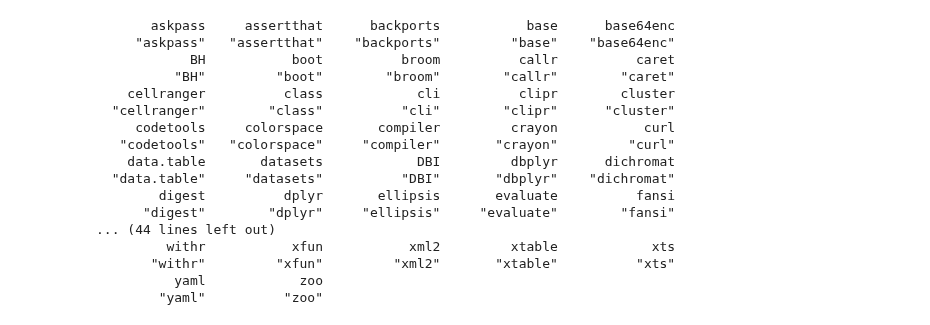
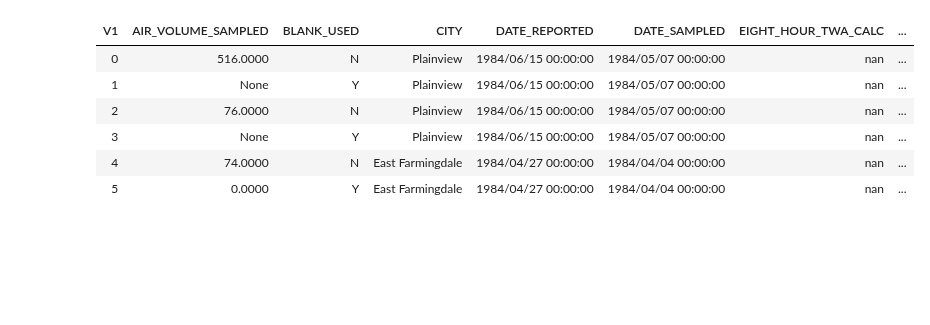
Before and after one commit to jkvasnicka/ht-occupational-plus, a Jupyter notebook: CEHD_R_cleaning_20240709.ipynb, the cells around one changed output. Cells and saved outputs as stored; diff of their text form; code cells hidden in the pictures; blank space fills up the shorter version.

Commit message:
Load pre-assembled OSHA data using R

```diff
--- a/CEHD_R_cleaning_20240709.ipynb
+++ b/CEHD_R_cleaning_20240709.ipynb
@@ -4,20 +0,0 @@ setwd("C:\\Users\\phisar\\Dropbox (IRSST)\\PhD\\Projet IMIS\\R�sultats\\IMIS_N
-# %%
-installed.packages()[,1]
-# %% [output]
-       askpass     assertthat      backports           base      base64enc
-     "askpass"   "assertthat"    "backports"         "base"    "base64enc"
-            BH           boot          broom          callr          caret
-          "BH"         "boot"        "broom"        "callr"        "caret"
-    cellranger          class            cli          clipr        cluster
-  "cellranger"        "class"          "cli"        "clipr"      "cluster"
-     codetools     colorspace       compiler         crayon           curl
-   "codetools"   "colorspace"     "compiler"       "crayon"         "curl"
-    data.table       datasets            DBI         dbplyr      dichromat
-  "data.table"     "datasets"          "DBI"       "dbplyr"    "dichromat"
-        digest          dplyr       ellipsis       evaluate          fansi
-      "digest"        "dplyr"     "ellipsis"     "evaluate"        "fansi"
-... (44 lines left out)
-         withr           xfun           xml2         xtable            xts
-       "withr"         "xfun"         "xml2"       "xtable"          "xts"
-          yaml            zoo
-        "yaml"          "zoo"
@@ -1207,0 +1,14 @@ CLEANING_PROCESS()
+# %%
+library(data.table)
+pre_assembled_file = 'Input/Processed/osha_data.csv'
+database <- fread(pre_assembled_file)
+
+head(database)
+# %% [output]
+| V1 | AIR_VOLUME_SAMPLED | BLANK_USED | CITY | DATE_REPORTED | DATE_SAMPLED | EIGHT_HOUR_TWA_CALC | ... |
+| 0 | 516.0000 | N | Plainview | 1984/06/15 00:00:00 | 1984/05/07 00:00:00 | nan | ... |
+| 1 | None | Y | Plainview | 1984/06/15 00:00:00 | 1984/05/07 00:00:00 | nan | ... |
+| 2 | 76.0000 | N | Plainview | 1984/06/15 00:00:00 | 1984/05/07 00:00:00 | nan | ... |
+| 3 | None | Y | Plainview | 1984/06/15 00:00:00 | 1984/05/07 00:00:00 | nan | ... |
+| 4 | 74.0000 | N | East Farmingdale | 1984/04/27 00:00:00 | 1984/04/04 00:00:00 | nan | ... |
+| 5 | 0.0000 | Y | East Farmingdale | 1984/04/27 00:00:00 | 1984/04/04 00:00:00 | nan | ... |
```
Also changed, not shown: parts of 4 cells of this notebook.
